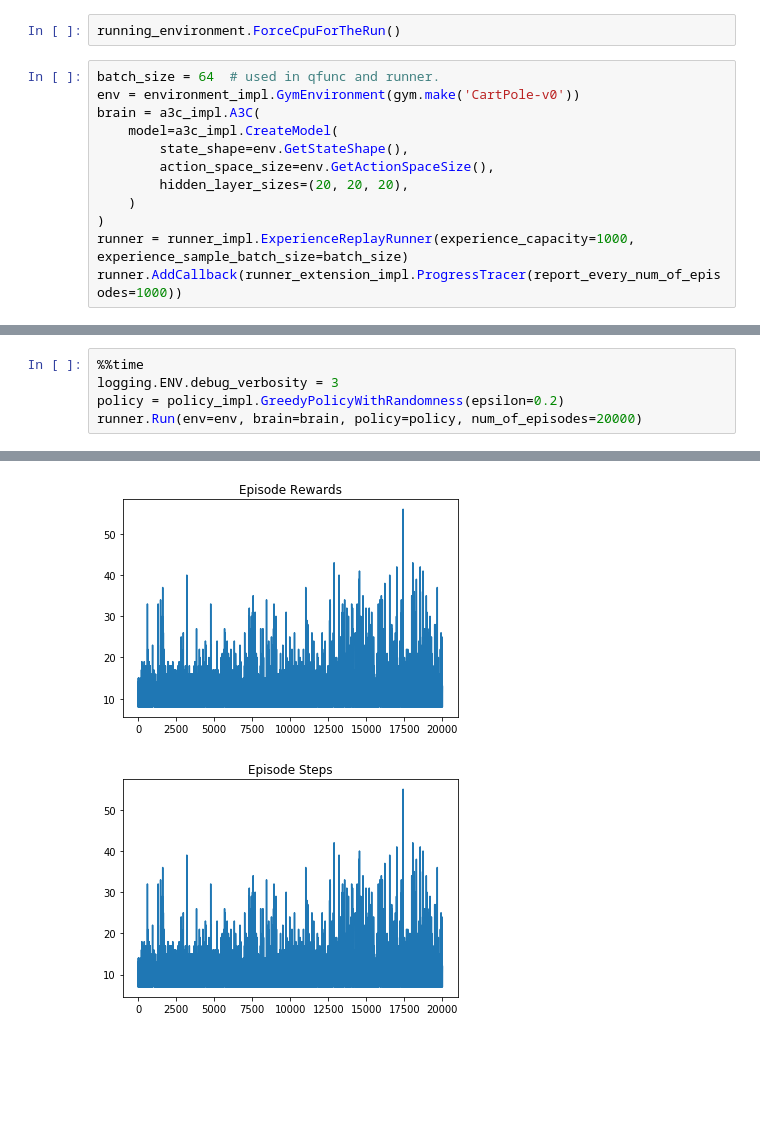
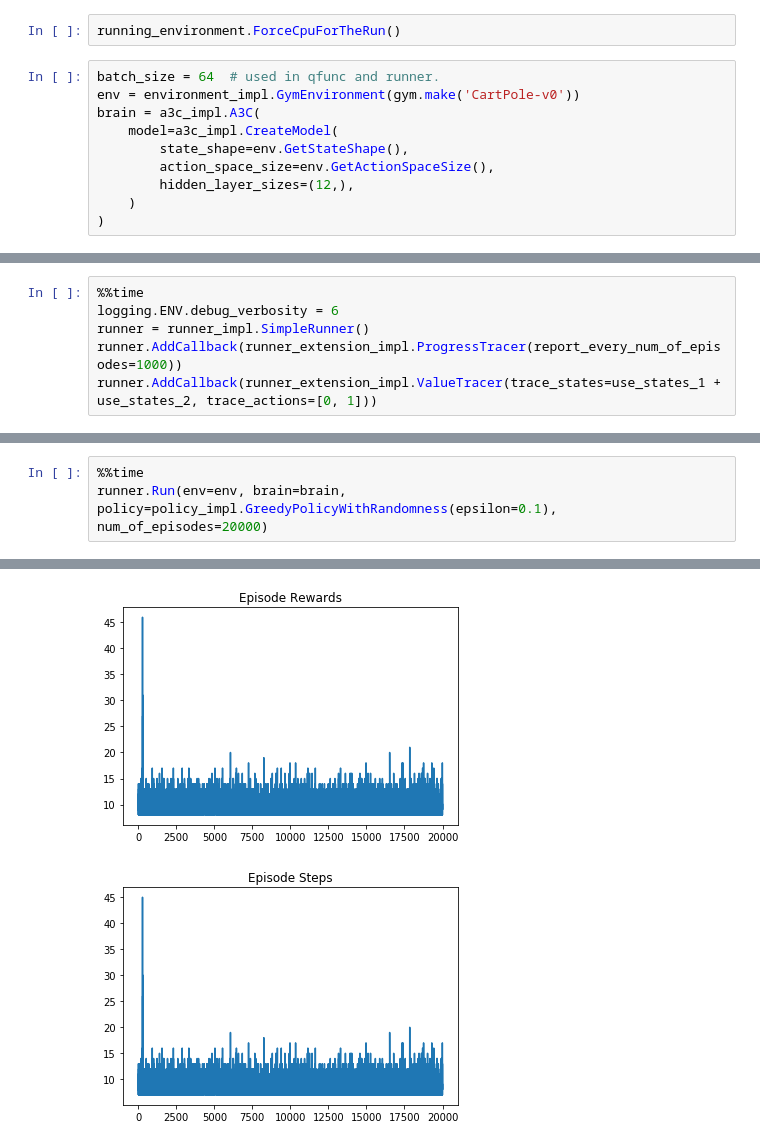
Before and after one commit to ChihChiu29/deep_learning, a Jupyter notebook: notebooks/new_learning/cartpole_v0.ipynb, the cells around one changed output, grey strips where cells are left out. Cells and saved outputs as stored; diff of their text form; blank space fills up the shorter version.

```diff
--- a/notebooks/new_learning/cartpole_v0.ipynb
+++ b/notebooks/new_learning/cartpole_v0.ipynb
@@ -213,9 +276,7 @@ brain = a3c_impl.A3C(
     model=a3c_impl.CreateModel(
         state_shape=env.GetStateShape(),
         action_space_size=env.GetActionSpaceSize(),
-        hidden_layer_sizes=(20, 20, 20),
+        hidden_layer_sizes=(12,),
     )
 )
-runner = runner_impl.ExperienceReplayRunner(experience_capacity=1000, experience_sample_batch_size=batch_size)
-runner.AddCallback(runner_extension_impl.ProgressTracer(report_every_num_of_episodes=1000))
 # %% [output]
@@ -222,0 +284,6 @@ runner.AddCallback(runner_extension_impl.ProgressTracer(report_every_num_of_epis
+# %%
+%%time
+logging.ENV.debug_verbosity = 6
+runner = runner_impl.SimpleRunner()
+runner.AddCallback(runner_extension_impl.ProgressTracer(report_every_num_of_episodes=1000))
+runner.AddCallback(runner_extension_impl.ValueTracer(trace_states=use_states_1 + use_states_2, trace_actions=[0, 1]))
@@ -223,6 +292,4 @@ runner.AddCallback(runner_extension_impl.ProgressTracer(report_every_num_of_epis
 # %%
 %%time
-logging.ENV.debug_verbosity = 3
-policy = policy_impl.GreedyPolicyWithRandomness(epsilon=0.2)
-runner.Run(env=env, brain=brain, policy=policy, num_of_episodes=20000)
+runner.Run(env=env, brain=brain, policy=policy_impl.GreedyPolicyWithRandomness(epsilon=0.1), num_of_episodes=20000)
 # %% [output]
@@ -246,2 +313,2 @@ runner.Run(env=env, brain=brain, policy=policy, num_of_episodes=20000)
-[figure, old version]
+[figure, new version]
-[figure, old version]
+[figure, new version]
```
Also changed, not shown: parts of 13 cells of this notebook, 8 other files.
